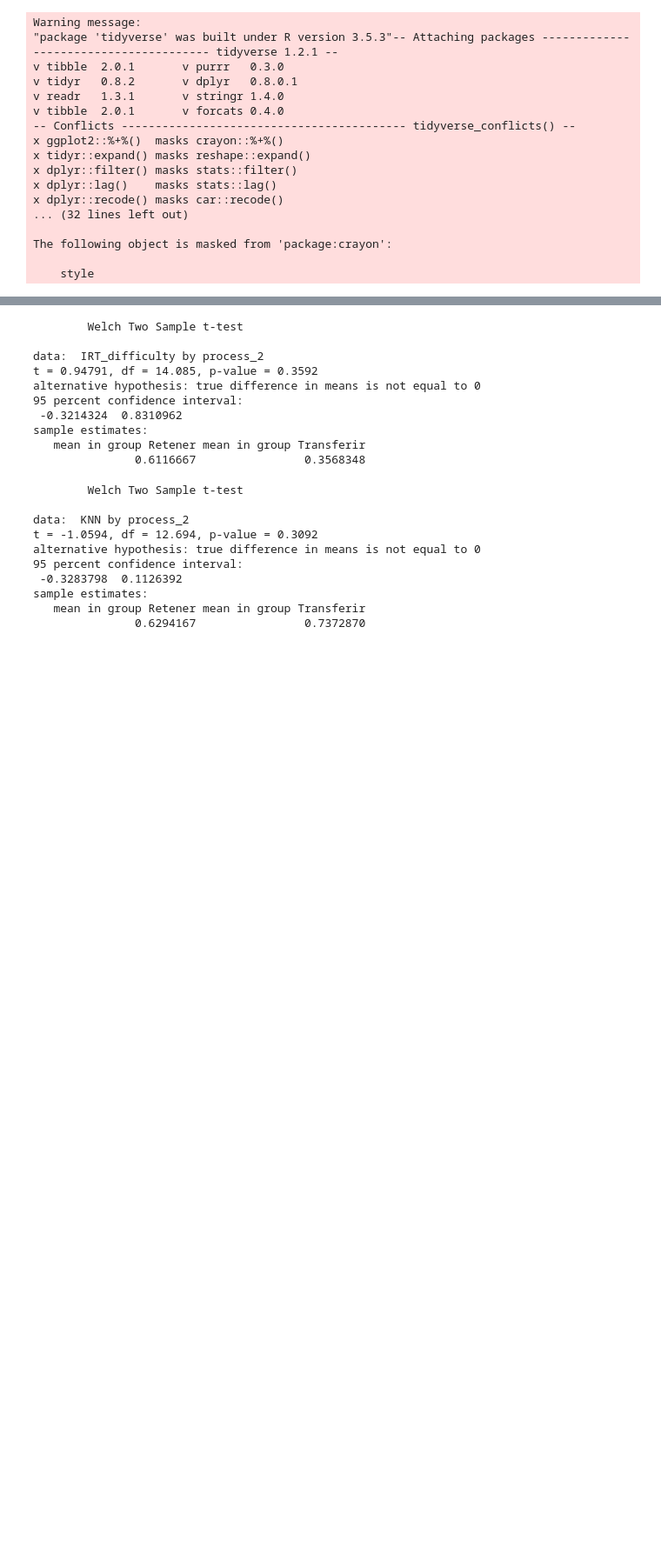
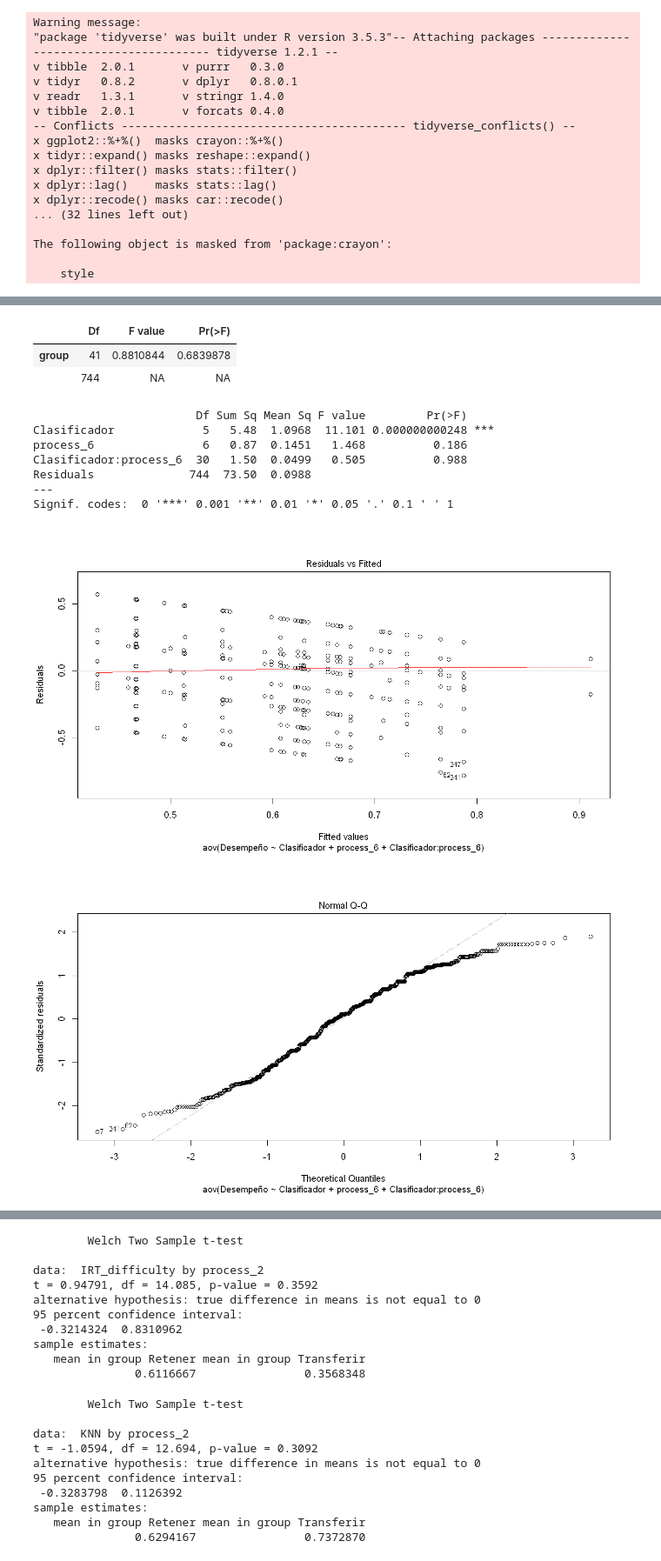
Before and after one commit to Yagwar/ASAG_Test, a Jupyter notebook: Final Results.ipynb, the cells around one changed output, grey strips where cells are left out. Shown at 87% size. Drawn from its saved outputs; the diff is of its cells as text; code cells hidden in the pictures; blank space fills up the shorter version.

```diff
--- a/Final Results.ipynb
+++ b/Final Results.ipynb
@@ -152,0 +201,19 @@ Warning message in grid.Call(C_textBounds, as.graphicsAnnot(x$label), x$x, x$y,
+# %%
+leveneTest(Desempeño ~ Clasificador * process_6, data = dat_AOV)
+process_6_aov <- aov(Desempeño ~ Clasificador + process_6 + Clasificador:process_6, data = dat_AOV)
+summary(process_6_aov)
+plot(process_6_aov, 1)
+plot(process_6_aov, 2)
+# %% [output]
+|  | Df | F value | Pr(>F) |
+| group | 41 | 0.8810844 | 0.6839878 |
+|  | 744 | NA | NA |
+                        Df Sum Sq Mean Sq F value         Pr(>F)
+Clasificador             5   5.48  1.0968  11.101 0.000000000248 ***
+process_6                6   0.87  0.1451   1.468          0.186
+Clasificador:process_6  30   1.50  0.0499   0.505          0.988
+Residuals              744  73.50  0.0988
+---
+Signif. codes:  0 '***' 0.001 '**' 0.01 '*' 0.05 '.' 0.1 ' ' 1
+[figure, added]
+[figure, added]
```
Also changed, not shown: parts of 7 cells of this notebook.
